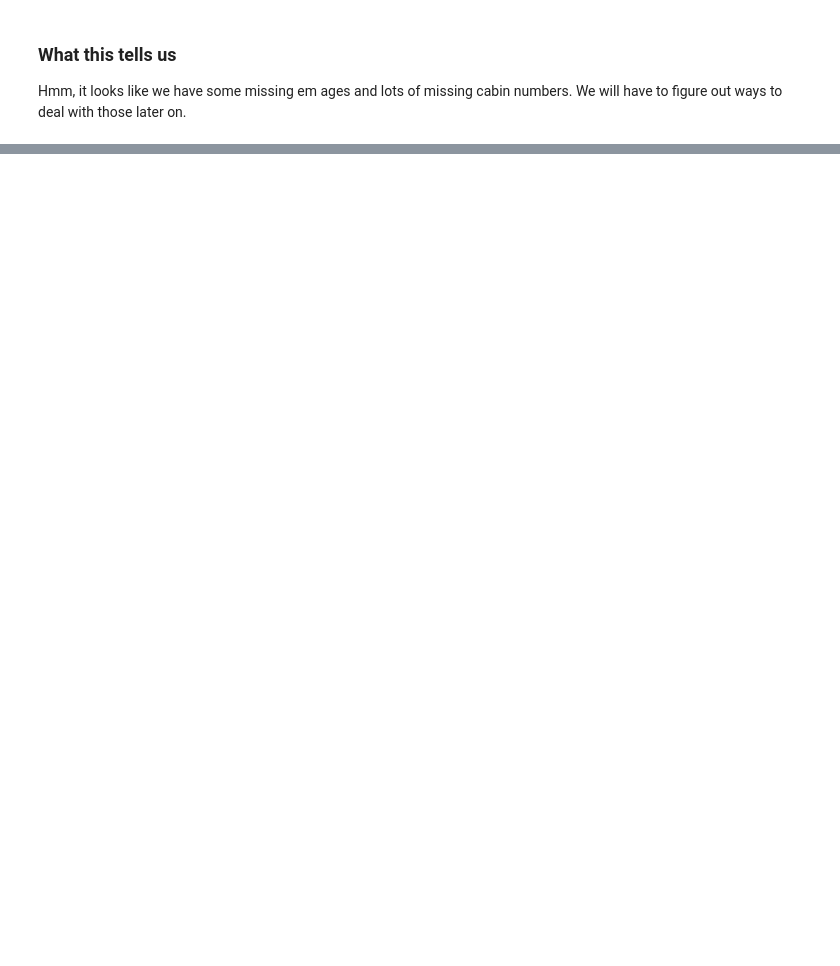
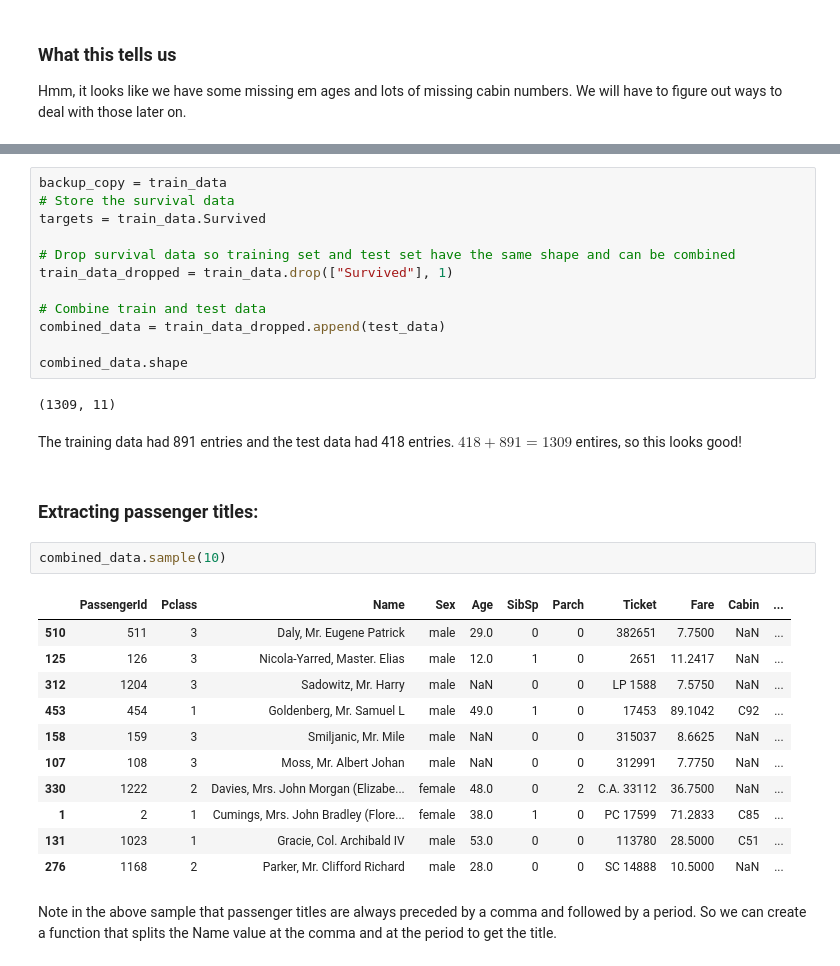
Before and after one commit to AbdulSaleh2020/CS50-Project, a Jupyter notebook: CS50 Project.ipynb, the cells around one changed output, grey strips where cells are left out. Drawn from its saved outputs; the diff is of its cells as text; blank space fills up the shorter version.

```diff
--- a/CS50 Project.ipynb
+++ b/CS50 Project.ipynb
@@ -165,0 +194,34 @@ Hmm, it looks like we have some missing em ages and lots of missing cabin number
+# %%
+backup_copy = train_data
+# Store the survival data
+targets = train_data.Survived
+
+# Drop survival data so training set and test set have the same shape and can be combined
+train_data_dropped = train_data.drop(["Survived"], 1)
+
+# Combine train and test data
+combined_data = train_data_dropped.append(test_data)
+
+combined_data.shape
+# %% [output]
+(1309, 11)
+# %% [markdown]
+The training data had 891 entries and the test data had 418 entries. $418 + 891 = 1309$ entires, so this looks good!
+# %% [markdown]
+### Extracting passenger titles:
+# %%
+combined_data.sample(10)
+# %% [output]
+|  | PassengerId | Pclass | Name | Sex | Age | SibSp | Parch | Ticket | Fare | Cabin | ... |
+| 510 | 511 | 3 | Daly, Mr. Eugene Patrick | male | 29.0 | 0 | 0 | 382651 | 7.7500 | NaN | ... |
+| 125 | 126 | 3 | Nicola-Yarred, Master. Elias | male | 12.0 | 1 | 0 | 2651 | 11.2417 | NaN | ... |
+| 312 | 1204 | 3 | Sadowitz, Mr. Harry | male | NaN | 0 | 0 | LP 1588 | 7.5750 | NaN | ... |
+| 453 | 454 | 1 | Goldenberg, Mr. Samuel L | male | 49.0 | 1 | 0 | 17453 | 89.1042 | C92 | ... |
+| 158 | 159 | 3 | Smiljanic, Mr. Mile | male | NaN | 0 | 0 | 315037 | 8.6625 | NaN | ... |
+| 107 | 108 | 3 | Moss, Mr. Albert Johan | male | NaN | 0 | 0 | 312991 | 7.7750 | NaN | ... |
+| 330 | 1222 | 2 | Davies, Mrs. John Morgan (Elizabe... | female | 48.0 | 0 | 2 | C.A. 33112 | 36.7500 | NaN | ... |
+| 1 | 2 | 1 | Cumings, Mrs. John Bradley (Flore... | female | 38.0 | 1 | 0 | PC 17599 | 71.2833 | C85 | ... |
+| 131 | 1023 | 1 | Gracie, Col. Archibald IV | male | 53.0 | 0 | 0 | 113780 | 28.5000 | C51 | ... |
+| 276 | 1168 | 2 | Parker, Mr. Clifford Richard | male | 28.0 | 0 | 0 | SC 14888 | 10.5000 | NaN | ... |
+# %% [markdown]
+Note in the above sample that passenger titles are always preceded by a comma and followed by a period. So we can create a function that splits the Name value at the comma and at the period to get the title.
```
Also changed, not shown: parts of 18 cells of this notebook.
